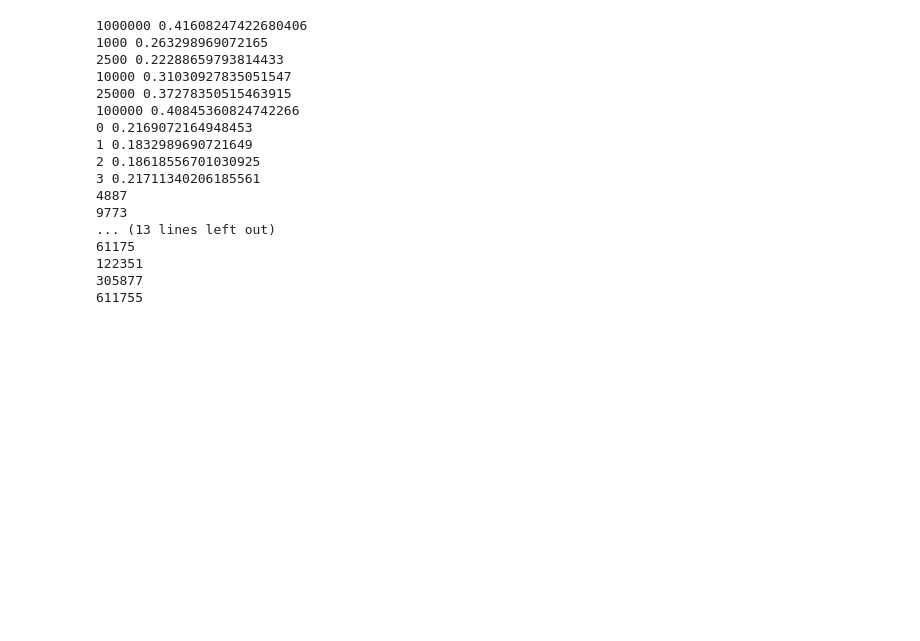
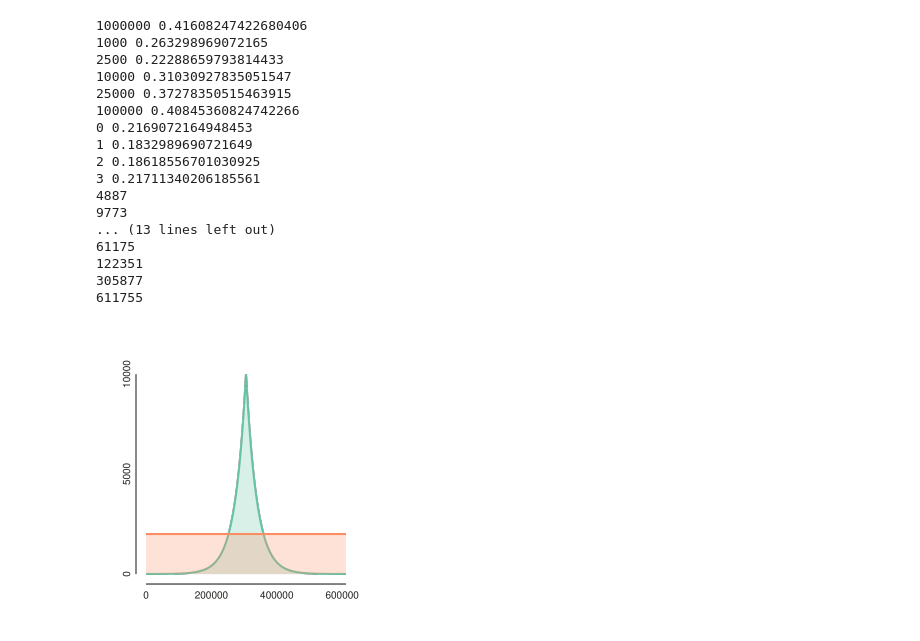
Before and after one commit to eaton-lab/sptree-chapter, a Jupyter notebook: notebooks/nb3-gene-tree-inference.ipynb, the cells around one changed output. Cells and saved outputs as stored; diff of their text form; code cells hidden in the pictures; blank space fills up the shorter version.

```diff
--- a/notebooks/nb3-gene-tree-inference.ipynb
+++ b/notebooks/nb3-gene-tree-inference.ipynb
@@ -711,0 +736,20 @@ ss = slider_50_2
+# %%
+simod = slider
+wsizes = simod.results.window.unique()
+for wz in wsizes:
+    print(wz, simod.results[simod.results.window == wz].RF.mean())
+
+res = get_exponential_weight_window(simod.model.seqs[0], 500000, simod.decay_rate*10, 10000)
+start, end, seq, wgts = res
+print(seq.shape[1])
+res = get_exponential_weight_window(simod.model.seqs[0], 500000, simod.decay_rate*5, 10000)
+start, end, seq, wgts = res
+print(seq.shape[1])
+res = get_exponential_weight_window(simod.model.seqs[0], 500000, simod.decay_rate*2, 10000)
+start, end, seq, wgts = res
+print(seq.shape[1])
+res = get_exponential_weight_window(simod.model.seqs[0], 500000, simod.decay_rate, 10000)
+start, end, seq, wgts = res
+print(seq.shape[1])
+
+print("")
@@ -859,3 +908,34 @@ for mod in mods:
 122351
 305877
 611755
+# %%
+canvas, axes, mark = toyplot.plot(
+    range(0, seq.shape[1], 100),
+    wgts[::100],
+    height=300,
+    width=300,
+);
+
+axes.fill(
+    range(0, seq.shape[1], 100),
+    np.repeat(0, wgts[::100].size),
+    wgts[::100],
+    opacity=0.25,
+);
+
+axes.plot(
+    range(0, seq.shape[1], 100),
+    np.repeat(2000, wgts[::100].size),
+)
+
+axes.fill(
+    range(0, seq.shape[1], 100),
+    np.repeat(0, wgts[::100].size),
+    np.repeat(2000, wgts[::100].size),
+    opacity=0.25,
+);
+
+toyplot.svg.render(canvas, "../manuscript/figures/Fig-3-pre-schematic.svg")
+canvas
+# %% [output]
+[figure, added]
```
Also changed, not shown: parts of 7 cells of this notebook, 2 other files.
